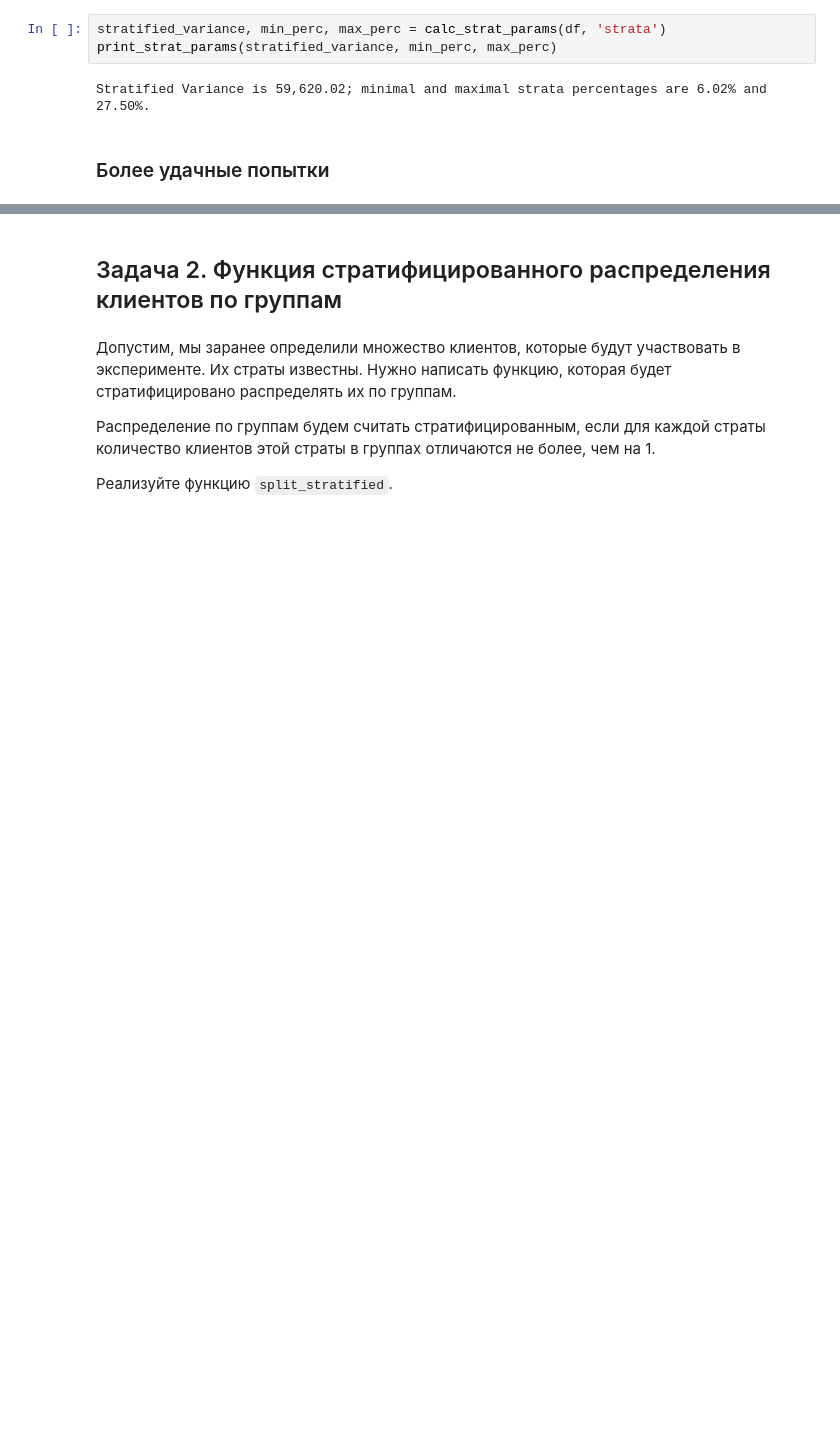
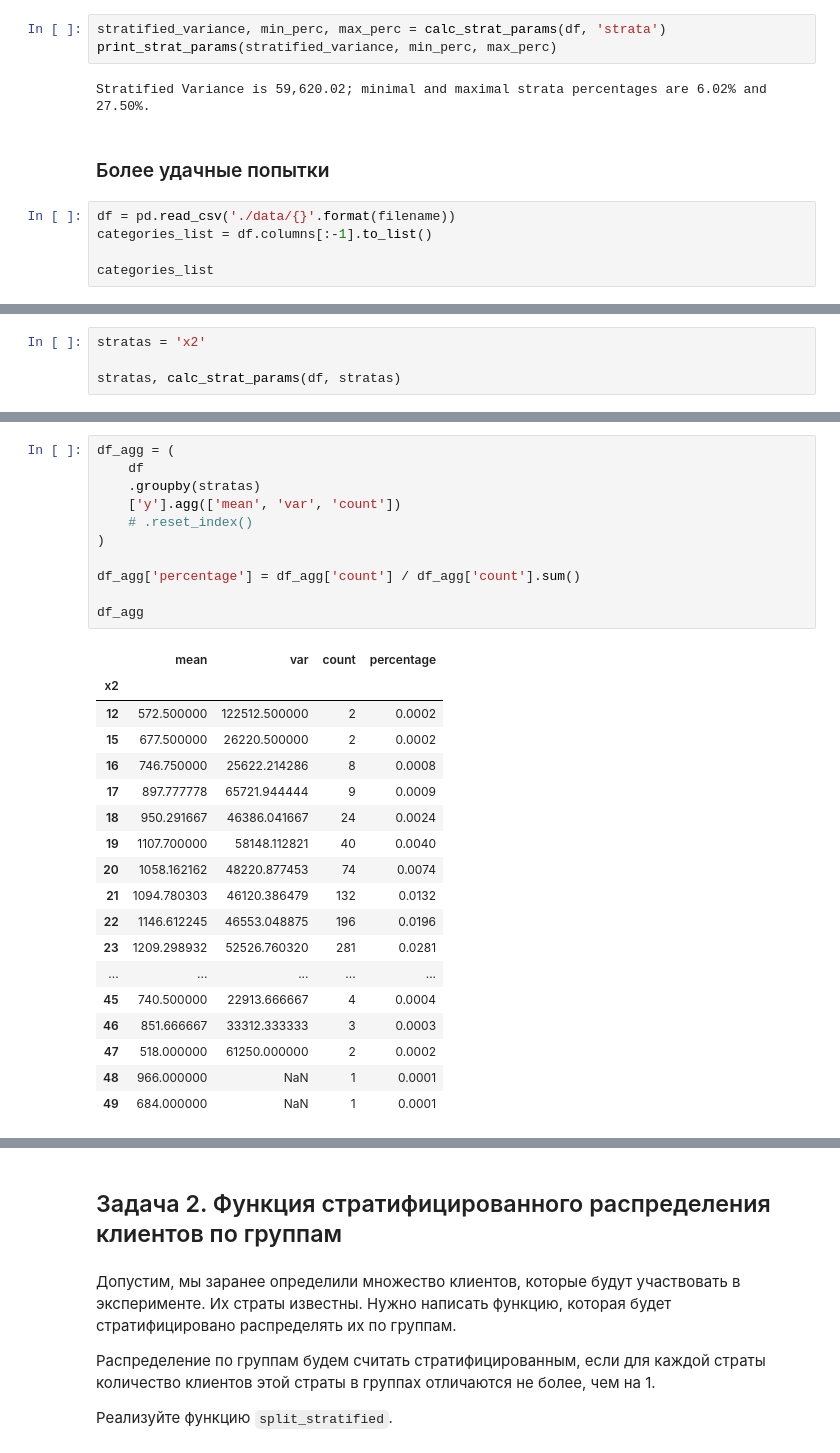
Before and after one commit to ib-rain/kc, a Jupyter notebook: simulator_ab/08_Solution.ipynb, the cells around one changed output, grey strips where cells are left out. Drawn from its saved outputs; the diff is of its cells as text; blank space fills up the shorter version.

```diff
--- a/simulator_ab/08_Solution.ipynb
+++ b/simulator_ab/08_Solution.ipynb
@@ -308,3 +325,8 @@ print_strat_params(stratified_variance, min_perc, max_perc)
 Stratified Variance is 59,620.02; minimal and maximal strata percentages are 6.02% and 27.50%.
 # %% [markdown]
 ### Более удачные попытки
+# %%
+df = pd.read_csv('./data/{}'.format(filename))
+categories_list = df.columns[:-1].to_list()
+
+categories_list
@@ -310,0 +360,4 @@ Stratified Variance is 59,620.02; minimal and maximal strata percentages are 6.0
+# %%
+stratas = 'x2'
+
+stratas, calc_strat_params(df, stratas)
@@ -310,0 +386,30 @@ Stratified Variance is 59,620.02; minimal and maximal strata percentages are 6.0
+# %%
+df_agg = (
+    df
+    .groupby(stratas)
+    ['y'].agg(['mean', 'var', 'count'])
+    # .reset_index()
+)
+
+df_agg['percentage'] = df_agg['count'] / df_agg['count'].sum()
+
+df_agg
+# %% [output]
+|  | mean | var | count | percentage |
+| x2 |  |  |  |  |
+| 12 | 572.500000 | 122512.500000 | 2 | 0.0002 |
+| 15 | 677.500000 | 26220.500000 | 2 | 0.0002 |
+| 16 | 746.750000 | 25622.214286 | 8 | 0.0008 |
+| 17 | 897.777778 | 65721.944444 | 9 | 0.0009 |
+| 18 | 950.291667 | 46386.041667 | 24 | 0.0024 |
+| 19 | 1107.700000 | 58148.112821 | 40 | 0.0040 |
+| 20 | 1058.162162 | 48220.877453 | 74 | 0.0074 |
+| 21 | 1094.780303 | 46120.386479 | 132 | 0.0132 |
+| 22 | 1146.612245 | 46553.048875 | 196 | 0.0196 |
+| 23 | 1209.298932 | 52526.760320 | 281 | 0.0281 |
+| ... | ... | ... | ... | ... |
+| 45 | 740.500000 | 22913.666667 | 4 | 0.0004 |
+| 46 | 851.666667 | 33312.333333 | 3 | 0.0003 |
+| 47 | 518.000000 | 61250.000000 | 2 | 0.0002 |
+| 48 | 966.000000 | NaN | 1 | 0.0001 |
+| 49 | 684.000000 | NaN | 1 | 0.0001 |
```
Also changed, not shown: parts of 21 cells of this notebook.
